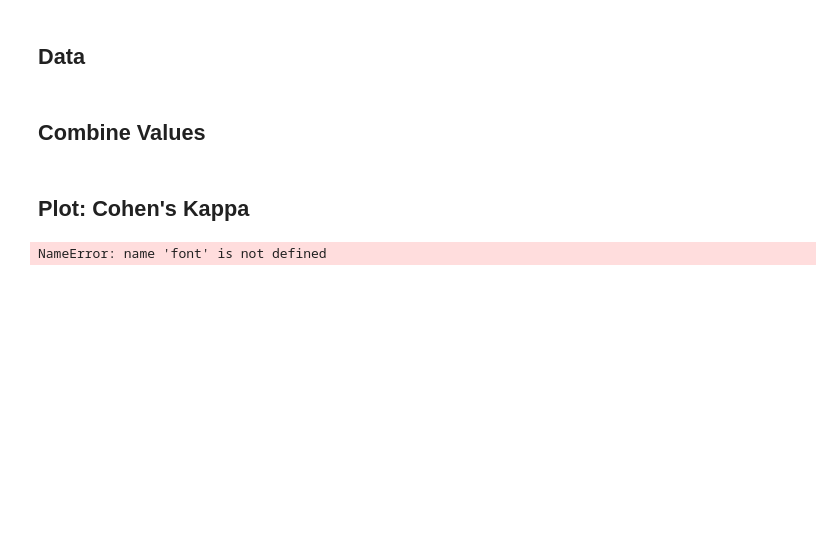
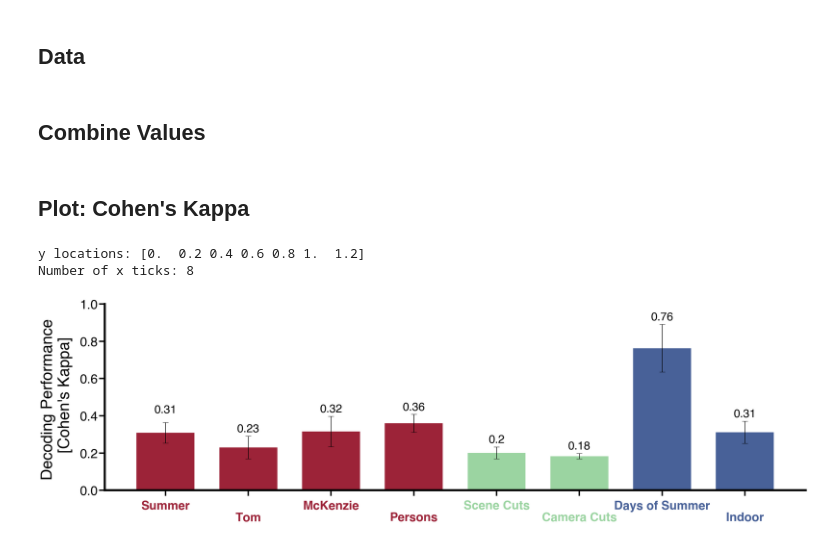
Before and after one commit to mormannlab/SUMMER, a Jupyter notebook: plot_code/decoding_results/decoding_results/notebooks/decoding_performance.ipynb, the cells around one changed output. Saved outputs shown, nothing was run; the diff lists cells and outputs as text; code cells hidden in the pictures; blank space fills up the shorter version.

Commit message:
font helvetica in decoding

```diff
--- a/plot_code/decoding_results/decoding_results/notebooks/decoding_performance.ipynb
+++ b/plot_code/decoding_results/decoding_results/notebooks/decoding_performance.ipynb
@@ -89,6 +89,8 @@ values_err = np.stack([summer_err, tom_err, mckenzie_err, persons_err, scene_cut
 ## Plot: Cohen's Kappa
 # %%
 metric="Cohen's Kappa"
-plot_decoding(values, values_err, metric, labels, save_path, font=font, ymin=0, ymax=1.0)
+plot_decoding(values, values_err, metric, labels, save_path, ymin=0, ymax=1.0)
 # %% [output]
-NameError: name 'font' is not defined
+y locations: [0.  0.2 0.4 0.6 0.8 1.  1.2]
+Number of x ticks: 8
+[figure, added]
```
Also changed, not shown: parts of 2 cells of this notebook, 16 other files.
